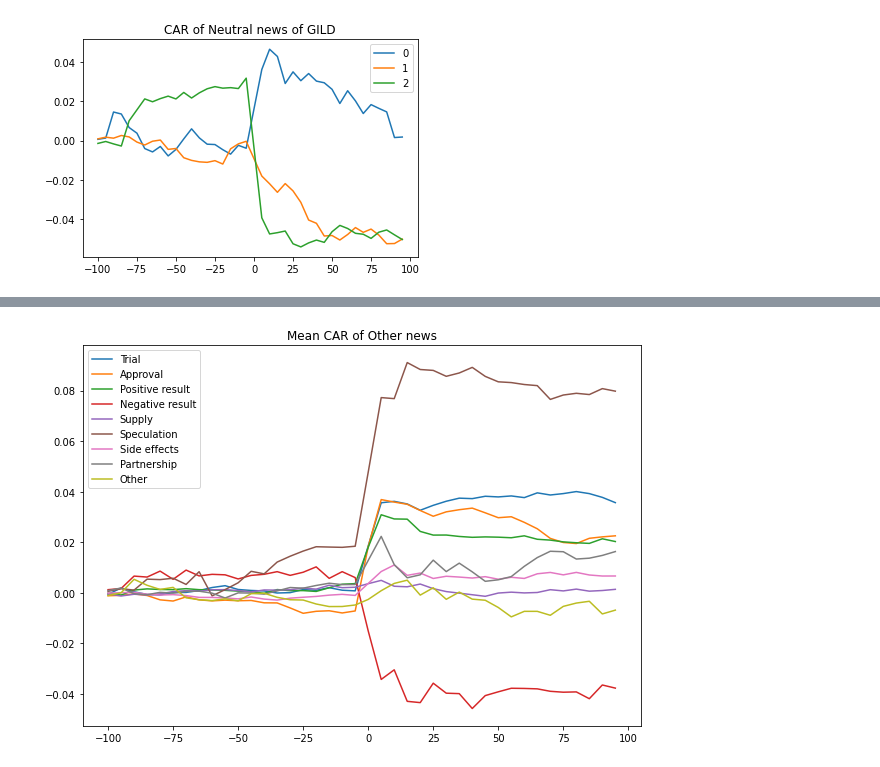
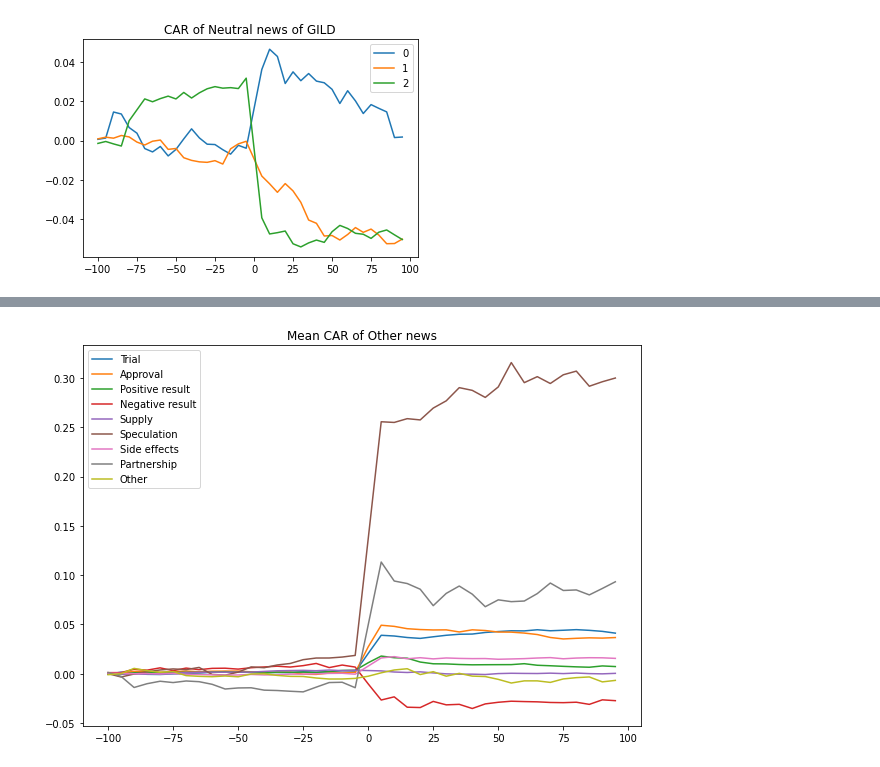
Before and after one commit to HongxiaTang/Covid19_project, a Jupyter notebook: Covid_19.ipynb, the cells around one changed output, grey strips where cells are left out. Saved outputs shown, nothing was run; the diff lists cells and outputs as text; code cells hidden in the pictures.

```diff
--- a/Covid_19.ipynb
+++ b/Covid_19.ipynb
@@ -379,12 +604,14 @@ plt.show()
 # %%
+stock_twits_symbol_list=['GILD','REGN','ABBV','ABT','BCRX','BTI','PM','MO','TPB','NVAX','SNY']
 begin_time=dt(2020,1,14)
 end_time=dt(2020,5,2)
+intra_only=False
 
 all_CAR_pos=[]
 all_CAR_neg=[]
 all_CAR_neu=[]
 for symbol in tqdm(stock_twits_symbol_list):
-  CAR_pos,CAR_neg, CAR_neu, news, df = get_CAR(begin_time,end_time,symbol,local_news=True)
+  CAR_pos,CAR_neg, CAR_neu, news, df = get_CAR(begin_time,end_time,symbol,local_news=True,intra_only=intra_only)
   all_CAR_pos = all_CAR_pos + CAR_pos
   all_CAR_neg = all_CAR_neg + CAR_neg
   all_CAR_neu = all_CAR_neu + CAR_neu
@@ -416,0 +654,9 @@ plt.show()
+# %%
+for group in tqdm(group_list):
+  all_CAR, mean_CAR=get_plot_group(begin_time,end_time,group,intra_only=intra_only)
+
+  plt.figure(figsize=(8, 5))
+  plt.title('All CAR of {} news'.format(group))
+  for i in range(len(all_CAR)):
+    plt.plot(time_range,all_CAR[i])
+  plt.show()
@@ -419,23 +674,0 @@ plt.show()
-# %%
-begin_time=dt(2020,1,14)
-end_time=dt(2020,5,2)
-group_list=['Trial','Approval','Positive result','Negative result','Supply','Speculation','Side effects','Partnership','Other']
-# group_list=['Trial']
-
-def get_plot_group(begin_time,end_time,group):
-  all_CAR=[]
-  for symbol in stock_twits_symbol_list:
-    CAR, news, df = get_CAR_group(begin_time,end_time,symbol,group)
-    all_CAR = all_CAR + CAR
-  all_CAR=np.array(all_CAR)
-  mean_CAR = np.mean(all_CAR,axis=0)
-  return all_CAR, mean_CAR
-# %%
-for group in tqdm(group_list):
-  all_CAR, mean_CAR=get_plot_group(begin_time,end_time,group)
-
-  plt.figure(figsize=(8, 5))
-  plt.title('All CAR of {} news'.format(group))
-  for i in range(len(all_CAR)):
-    plt.plot(time_range,all_CAR[i])
-  plt.show()
@@ -452,10 +675,13 @@ for group in tqdm(group_list):
 # %%
 plt.figure(figsize=(10, 7))
 plt.title('Mean CAR of {} news'.format(group))
 for group in tqdm(group_list):
-  all_CAR, mean_CAR=get_plot_group(begin_time,end_time,group)
-  plt.plot(time_range,mean_CAR,label='{}'.format(group))
+  all_CAR, mean_CAR=get_plot_group(begin_time,end_time,group,intra_only=intra_only)
+  try:
+    plt.plot(time_range,mean_CAR,label='{}'.format(group))
+  except:
+    pass
 plt.legend()
 plt.show()
 # %% [output]
-[figure, old version]
+[figure, new version]
```
Also changed, not shown: parts of 60 cells of this notebook, 1 other file.
